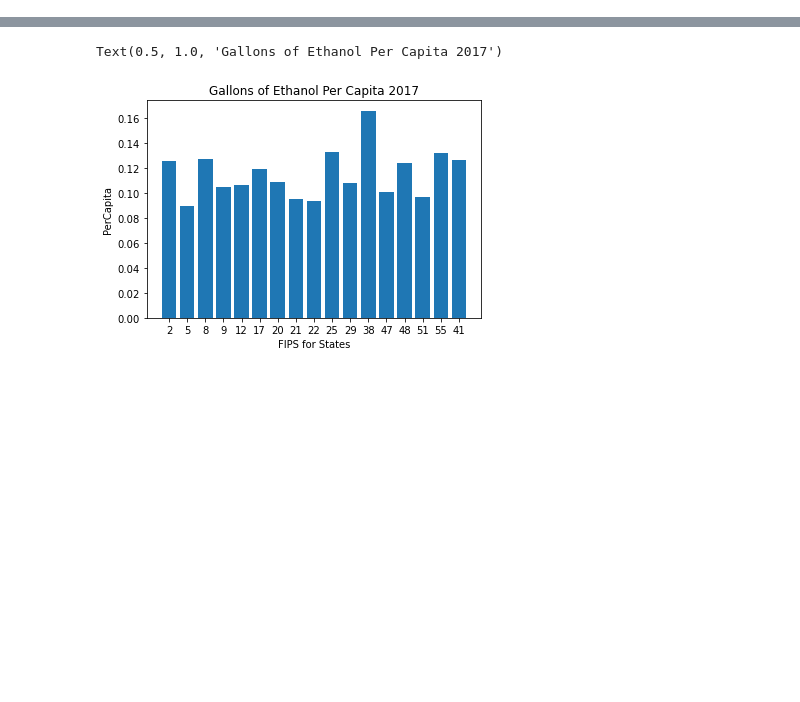
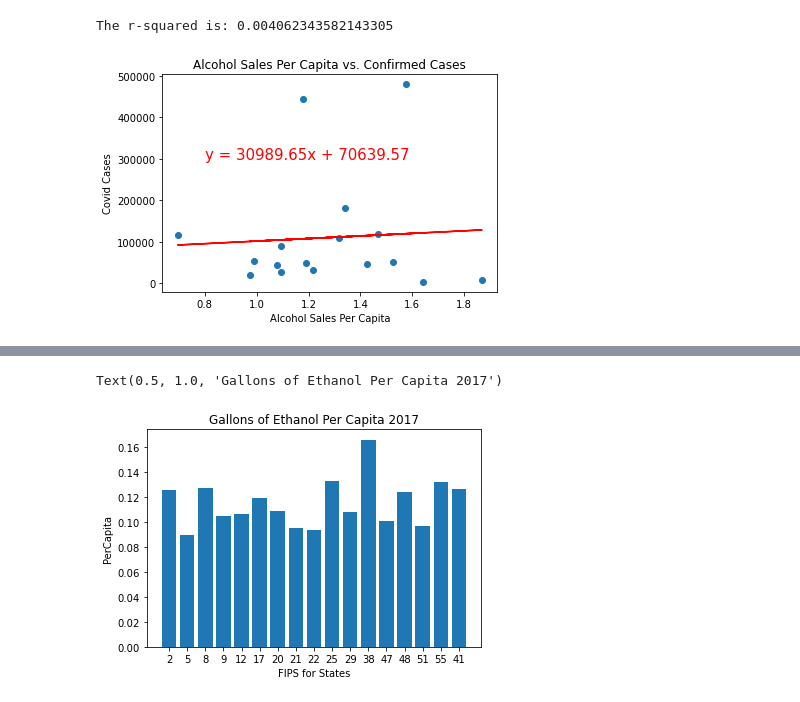
Before and after one commit to teresaflicek/Covid19-Societal-Impacts, a Jupyter notebook: AlcoholSalesDuringCovid.ipynb, the cells around one changed output, grey strips where cells are left out. Cells and saved outputs as stored; diff of their text form; code cells hidden in the pictures; blank space fills up the shorter version.

Commit message:
need to add more charts

```diff
--- a/AlcoholSalesDuringCovid.ipynb
+++ b/AlcoholSalesDuringCovid.ipynb
@@ -83,0 +109,12 @@ df17
+# %%
+#copies of dataframes for merging
+alc_df = new_clean_alc.copy()
+covid_df = hopkins_df.copy()
+copy_df17 = df17.copy()
+copy_df18 = df18.copy()
+copy_df19 = df19.copy()
+copy_df20 = df20.copy()
+# %%
+#2020 data
+combo_df = pd.merge(copy_df20.groupby('FIPS').sum(),covid_df, how='outer',on='FIPS')
+combo_df
@@ -83,0 +141,4 @@ df17
+# %%
+#narrow down df
+cleaned_combo_df = combo_df[['Province_State','FIPS','Gallons','Ethanol','Population','PerCapita','Confirmed','Deaths','Incident_Rate']]
+cleaned_combo_df
@@ -83,0 +164,26 @@ df17
+# %%
+#x and y values
+x_values = cleaned_combo_df['PerCapita']
+y_values = cleaned_combo_df['Confirmed']
+
+#trend line
+(slope, intercept, rvalue, pvalue, stderr) = linregress(x_values, y_values)
+regress_values = x_values * slope + intercept
+line_eq = "y = " + str(round(slope,2)) + "x + " + str(round(intercept,2))
+
+#plot
+plt.scatter(x_values,y_values)
+plt.plot(x_values,regress_values,"r-")
+plt.annotate(line_eq,(.8,300000),fontsize=15,color="red")
+
+#labels
+plt.title('Alcohol Sales Per Capita vs. Confirmed Cases')
+plt.xlabel('Alcohol Sales Per Capita')
+plt.ylabel('Covid Cases')
+print(f"The r-squared is: {rvalue**2}")
+
+#display plot
+plt.show()
+# %% [output]
+The r-squared is: 0.004062343582143305
+[figure, added]
```
Also changed, not shown: parts of 26 cells of this notebook.
